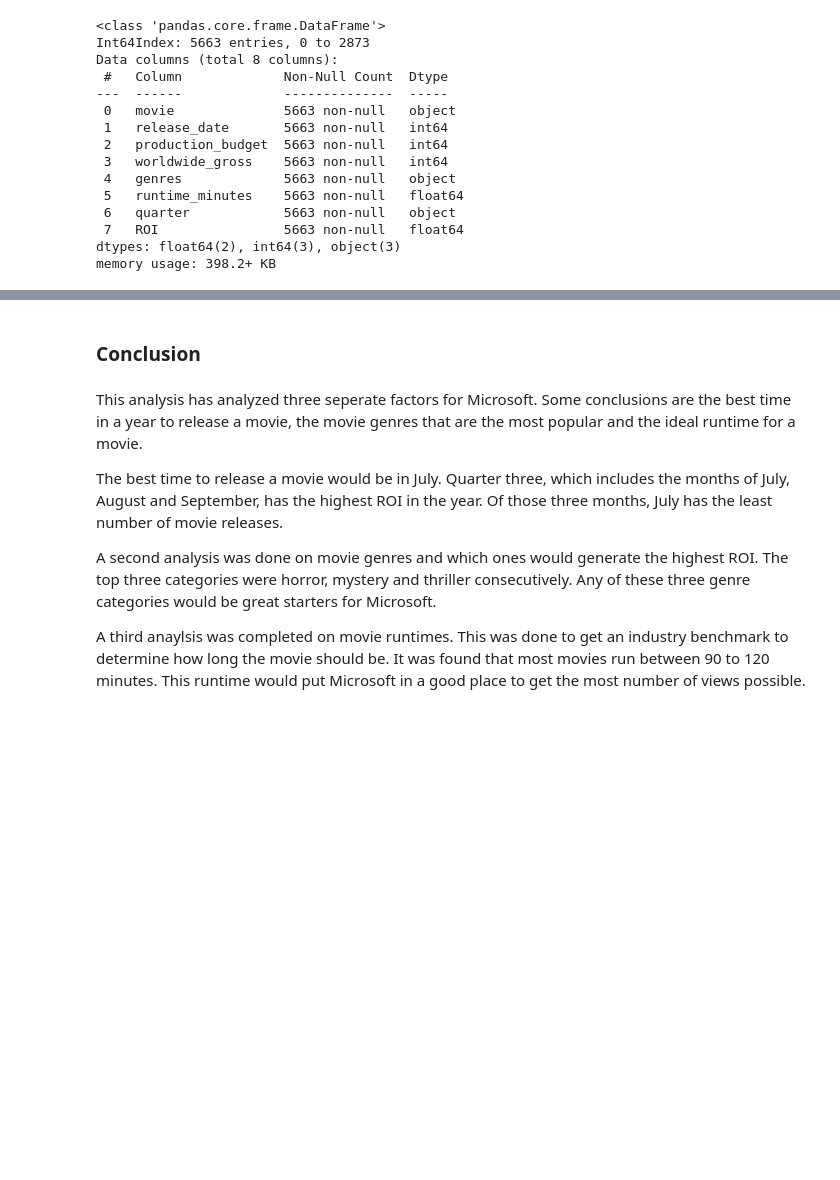
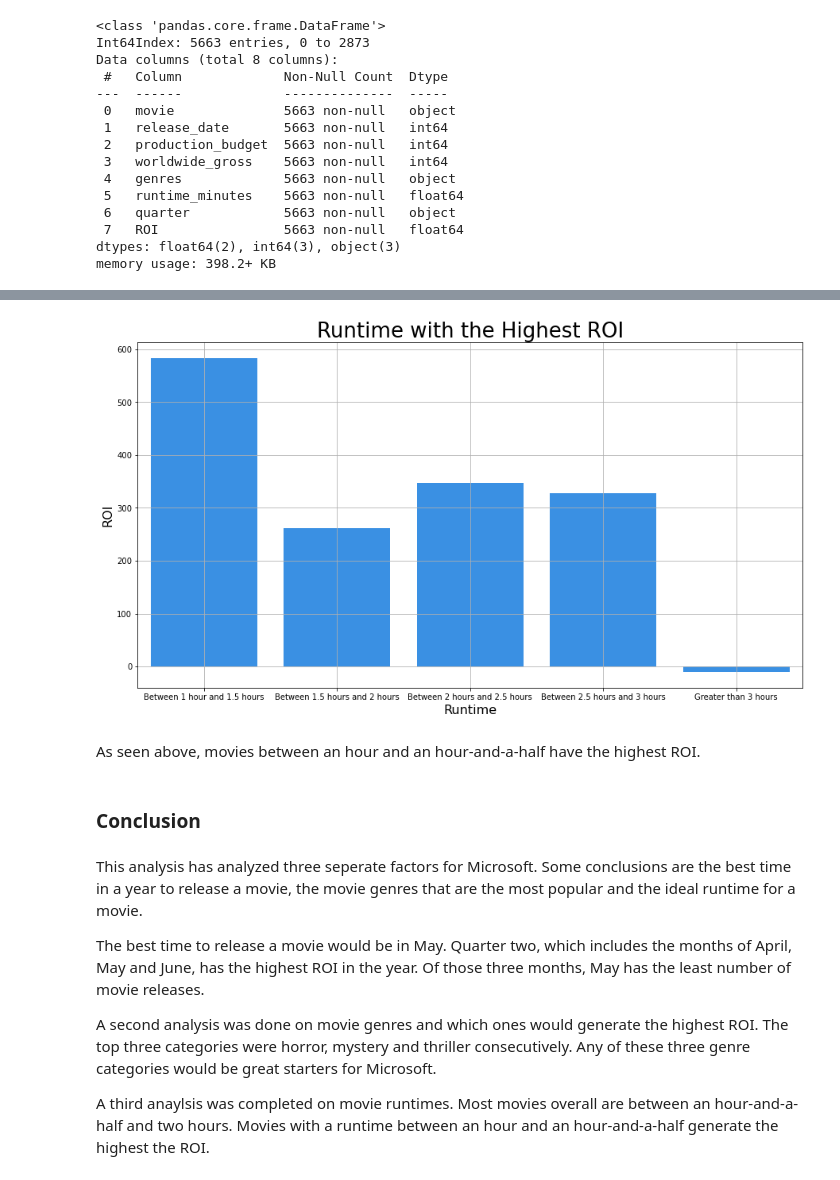
Before and after one commit to simrank3/Phase-1-Project, a Jupyter notebook: student.ipynb, the cells around one changed output, grey strips where cells are left out. Cells and saved outputs as stored; diff of their text form; code cells hidden in the pictures; blank space fills up the shorter version.

```diff
--- a/student.ipynb
+++ b/student.ipynb
@@ -546,10 +579,27 @@ By a landslide, the most popular movie runtime is between one-and-a-half hours t
+# %%
+RuntimeROI = df6.groupby('RTM Bucket').mean()
+# %%
+# setting the dimensions of the plot
+fig, ax = plt.subplots(figsize=(15,8))
+
+# Setting parameters to the plot
+fig5 = sns.barplot(x=RuntimeROI.index, y=RuntimeROI.ROI, ax=ax, color="dodgerblue")
+fig5.set_xlabel('Runtime', size=16)
+fig5.set_ylabel('ROI', size=16)
+fig5.set_title('Runtime with the Highest ROI', size=26)
+plt.grid()
+plt.savefig('Runtime_and_ROI')
+# %% [output]
+[figure, added]
+# %% [markdown]
+As seen above, movies between an hour and an hour-and-a-half have the highest ROI.
 # %% [markdown]
 ### Conclusion
 # %% [markdown]
 This analysis has analyzed three seperate factors for Microsoft. Some conclusions are the best time in a year to release a movie, the movie genres that are the most popular and the ideal runtime for a movie.
 
-The best time to release a movie would be in July. Quarter three, which includes the months of July, August and September, has the highest ROI in the year. Of those three months, July has the least number of movie releases.
+The best time to release a movie would be in May. Quarter two, which includes the months of April, May and June, has the highest ROI in the year. Of those three months, May has the least number of movie releases.
 
 A second analysis was done on movie genres and which ones would generate the highest ROI. The top three categories were horror, mystery and thriller consecutively. Any of these three genre categories would be great starters for Microsoft.
 
-A third anaylsis was completed on movie runtimes. This was done to get an industry benchmark to determine how long the movie should be. It was found that most movies run between 90 to 120 minutes. This runtime would put Microsoft in a good place to get the most number of views possible.
+A third anaylsis was completed on movie runtimes. Most movies overall are between an hour-and-a-half and two hours. Movies with a runtime between an hour and an hour-and-a-half generate the highest the ROI.
```
Also changed, not shown: parts of 9 cells of this notebook, 10 other files.
